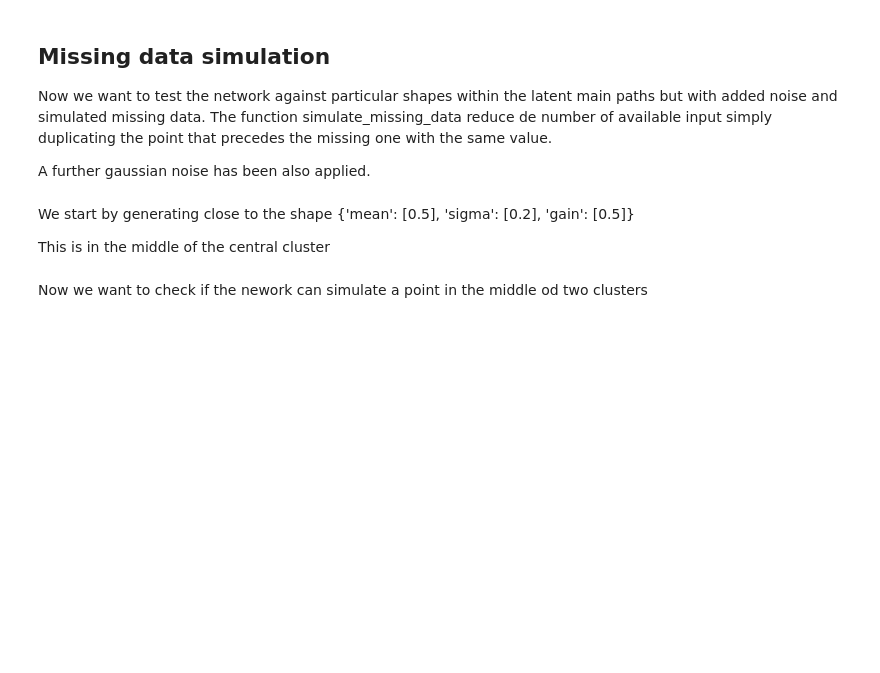
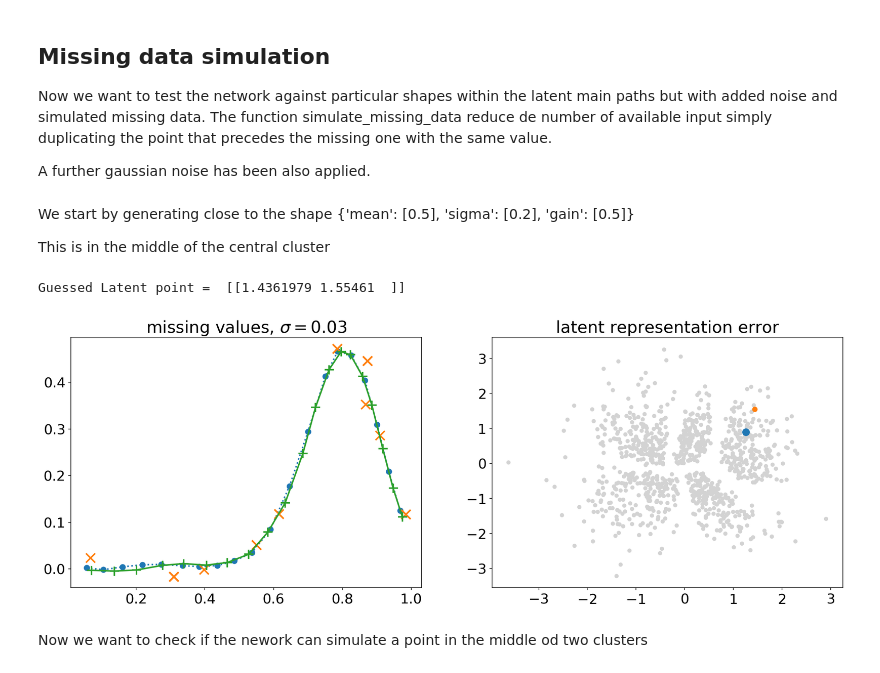
Before and after one commit to AndreaRigoni/rfx-hunch, a Jupyter notebook: src/Tprofile_read/jpnb/STEP1.ipynb, the cells around one changed output. Saved outputs shown, nothing was run; the diff lists cells and outputs as text; code cells hidden in the pictures; blank space fills up the shorter version.

```diff
--- a/src/Tprofile_read/jpnb/STEP1.ipynb
+++ b/src/Tprofile_read/jpnb/STEP1.ipynb
@@ -73,8 +124,10 @@ Epoch 2/5
 # %%
+m3.apply_sigmoid = False
 p = Hplt.LSPlotBokeh()
 p.set_model(m3)
-p.set_data(ds)
+p.set_data(ds, counts=1000, show_kinds=True)
 p.plot(notebook_url='http://172.17.0.2:8888')
+# p._figure_ls.output_backend = "svg"
 # %% [output]
 Loading BokehJS ...
 [interactive output not drawn]
@@ -108,20 +149,31 @@ Now we want to test the network against particular shapes within the latent main
 A further gaussian noise has been also applied.
 # %%
 
-def simulate_missing_data(m, lpt=[0.5,-1.6], noise_var=0.05, arr = [3,2,1,5,8,7,6,9,12,11,14,13,18]):
-    xy = m.decode(tf.convert_to_tensor([pt]),apply_sigmoid=True, training=False)
+def simulate_missing_data(m, lpt=[0.5,-1.6], noise_var=0.05, arr = [3,2,1,5,8,7,6,9,12,11,14,13,18], title=None, data=None, counts=1000):
+    xy = m.decode(tf.convert_to_tensor([pt]), training=False)
     x,y = tf.split(xy[0], 2)
     x,y = (x.numpy(), y.numpy())
 
     fig = plt.figure('gen_missing_curve',figsize=(18, 6))
-    ax1 = fig.add_subplot(121)
-    ax2 = fig.add_subplot(122)
+    ax2 = fig.add_subplot(121)
+    ax1 = fig.add_subplot(122)
+    fig.set_dpi(150)
+    plt.rcParams.update({'font.size': 18})
+    plt.rcParams.update({'lines.markeredgewidth': 2})
 
-    ax1.set_xlim(-2.,2.)
-    ax1.set_ylim(-2.,2.)
+#     ax1.set_xlim(-2.,2.)
+#     ax1.set_ylim(-2.,2.)
 
+    if data is not None:
+        for xy in data.take(counts).batch(1):
+            me,va = m.encode(xy, training=False)
+            me = me[0].numpy()
+            ax1.scatter(me[0], me[1], s=20, c='lightgrey')
+
+    ax1.set_title('latent representation error')
     ax1.scatter(pt[0],pt[1],s=80)
-    ax2.scatter(x,y,s=40)
+    ax2.plot(x,y,'.:',linewidth=2, markersize=12, markeredgewidth=2)
+    ax2.set_title(title)
 
     # apply noise
     x += np.random.normal(0,noise_var,len(x))
@@ -132,19 +184,19 @@ def simulate_missing_data(m, lpt=[0.5,-1.6], noise_var=0.05, arr = [3,2,1,5,8,7,
         x[arr[i]]=x[arr[i]+1]
         y[arr[i]]=y[arr[i]+1]
 
-    ax2.scatter(x,y,s=80)
+    ax2.plot(x,y,'x',linewidth=2, markersize=12)
 
     me,va = m.encode(tf.reshape(tf.concat([x,y],0), shape=[1,-1]), training=False)
     print("Guessed Latent point = ",me.numpy())
     gpt = me[0].numpy()
     ax1.scatter(gpt[0],gpt[1])
 
-    XY = m.decode(me,apply_sigmoid=True, training=False)
+    XY = m.decode(me, training=False)
     X,Y = tf.split(XY[0], 2)
     X,Y = (X.numpy(), Y.numpy())
     # plt.figure('reconstructed')
-    ax2.scatter(X,Y,s=40)
-    # plt.plot(X,Y)
+    ax2.plot(X,Y,'-+',linewidth=2, markersize=12)
+    # ax2.plot(X,Y,'-.')
 # %% [markdown]
 We start by generating close to the shape {'mean': [0.5], 'sigma': [0.2], 'gain': [0.5]}
 
@@ -152,11 +204,14 @@ This is in the middle of the central cluster
 # %%
 
 
 # generate from point: 0.6, -0.7
-pt = [0.6,-0.7]
-noise_var = 0.1
+pt = [1.252,0.896]
+noise_var = 0.03
 arr = [3,2,1,5,8,7,6,9,12,11,14,13,18]
-simulate_missing_data(m3, pt,noise_var,arr)
+simulate_missing_data(m3, pt,noise_var, arr, title='missing values, $\sigma=0.03$', data=ds.ds_array, counts=1000)
+# %% [output]
+Guessed Latent point =  [[1.4361979 1.55461  ]]
+[figure, added]
 # %% [markdown]
 Now we want to check if the nework can simulate a point in the middle od two clusters
 # %%
```
Also changed, not shown: parts of 11 cells of this notebook, 2 other files.
